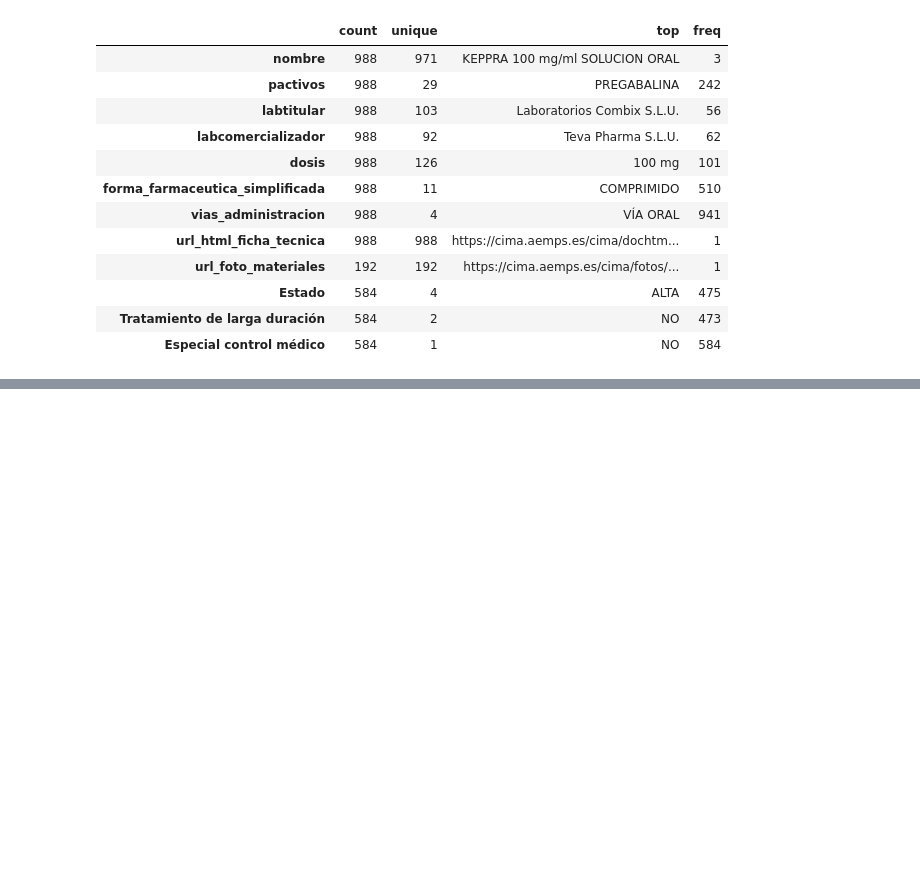
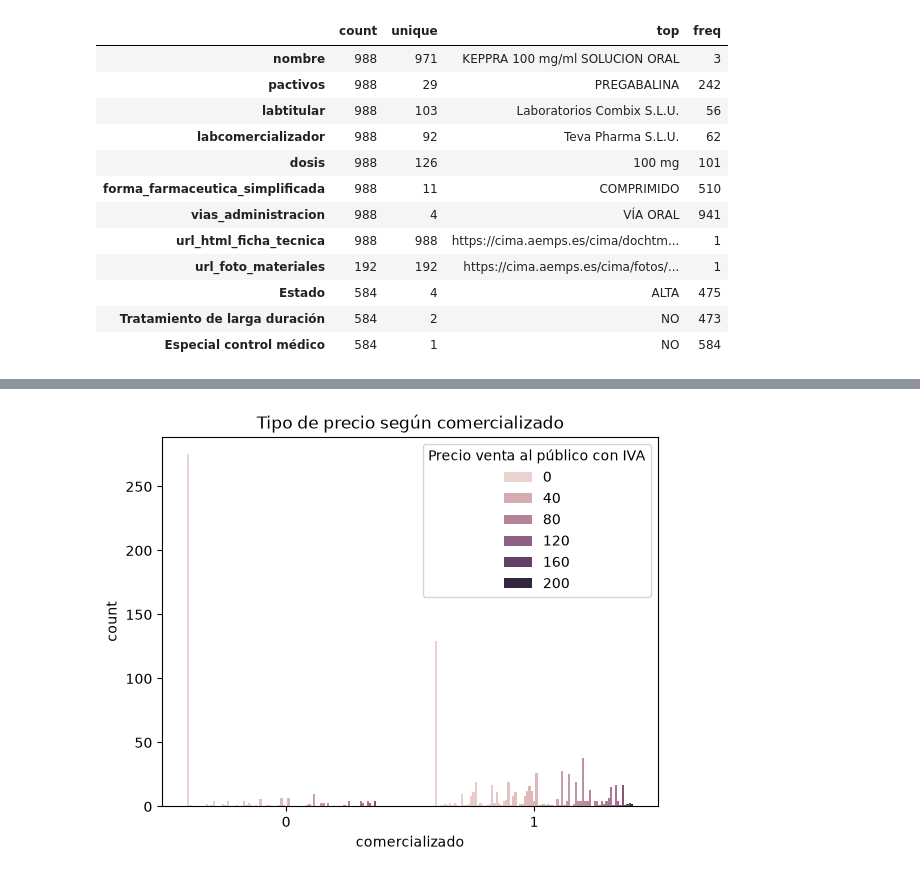
Before and after one commit to carlosagustii/epileps.IA, a Jupyter notebook: src/epileps_ia/pruebas_EDA.ipynb, the cells around one changed output, grey strips where cells are left out. Cells and saved outputs as stored; diff of their text form; code cells hidden in the pictures; blank space fills up the shorter version.

```diff
--- a/src/epileps_ia/pruebas_EDA.ipynb
+++ b/src/epileps_ia/pruebas_EDA.ipynb
@@ -466 +61,16 @@ Sin nulos. Comprobamos los **tipos de datos**: las binarias deben ser enteras y
+# %%
+#LOS DOS PRECIOS SON IGUALES MENOS EN POCOS CASOS QUE REFERENCIA NO TIENE VALOR, POR LO QUE ELIMINAMOS
+#PRECIO REFERENCIA
+df_mod = df_mod.drop(columns=['Precio de referencia'])
+
+
+df_mod = df_mod.fillna({
+    "Precio venta al público con IVA": -1,
+})
+# %%
+sns.countplot(data=df_mod, x="comercializado", hue="Precio venta al público con IVA")
+plt.title("Tipo de precio según comercializado")
+plt.show() #no tiene ninguna relaciob, como vemos en la grafica hay precios con y sin comercializado, por lo que no tiene sentido eliminarlo, ya que no hay una relación entre comercializado y precio.
+# %% [output]
+[figure, added]
 # %%
```
Also changed, not shown: parts of 59 cells of this notebook, 11 other files.
